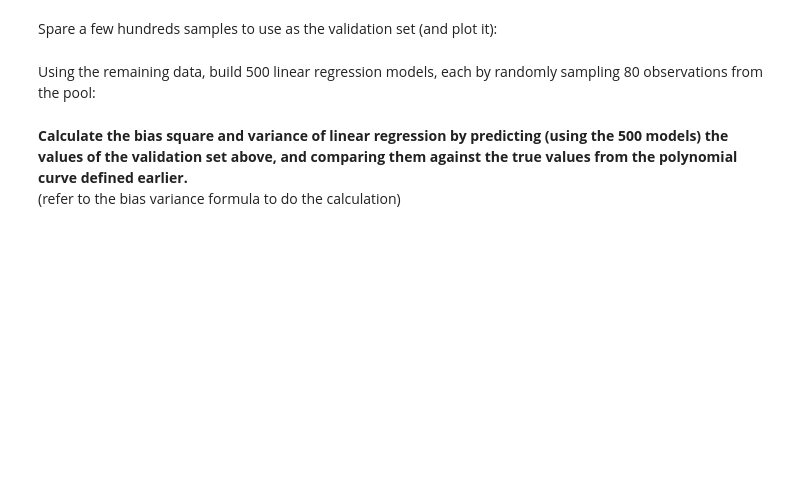
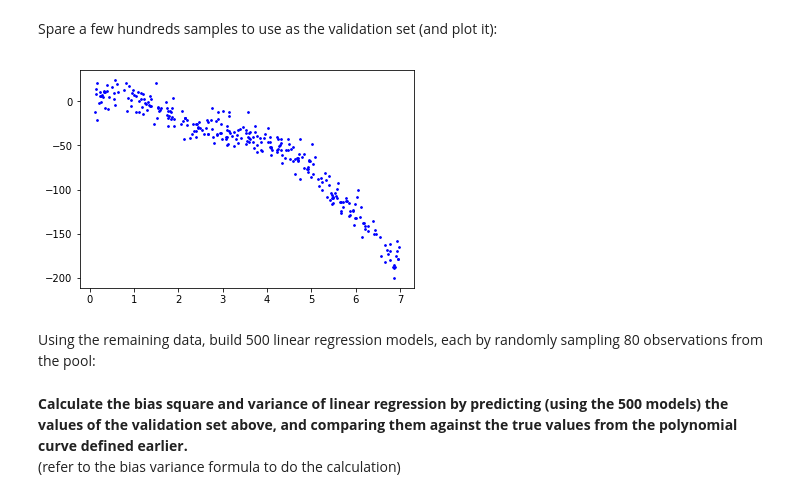
Before and after one commit to hanifa2102/AIAP_week2, a Jupyter notebook: Week 2 - Statistical Learning - Release.ipynb, the cells around one changed output. Saved outputs shown, nothing was run; the diff lists cells and outputs as text; code cells hidden in the pictures; blank space fills up the shorter version.

```diff
--- a/Week 2 - Statistical Learning - Release.ipynb
+++ b/Week 2 - Statistical Learning - Release.ipynb
@@ -372,5 +392,10 @@ __Now, simulate a training data by introducing random errors on the curve.__<br>
 <img src="./training_data.png">
 # %% [markdown]
 Spare a few hundreds samples to use as the validation set (and plot it):
+# %%
+X_train,X_test,y_train,y_test=train_test_split(x,fx_,test_size=300,random_state=42)
+plotScatter(X_test,y_test)
+# %% [output]
+[figure, added]
 # %% [markdown]
 Using the remaining data, build 500 linear regression models, each by randomly sampling 80 observations from the pool:
```
Also changed, not shown: parts of 44 cells of this notebook, 5 other files.
